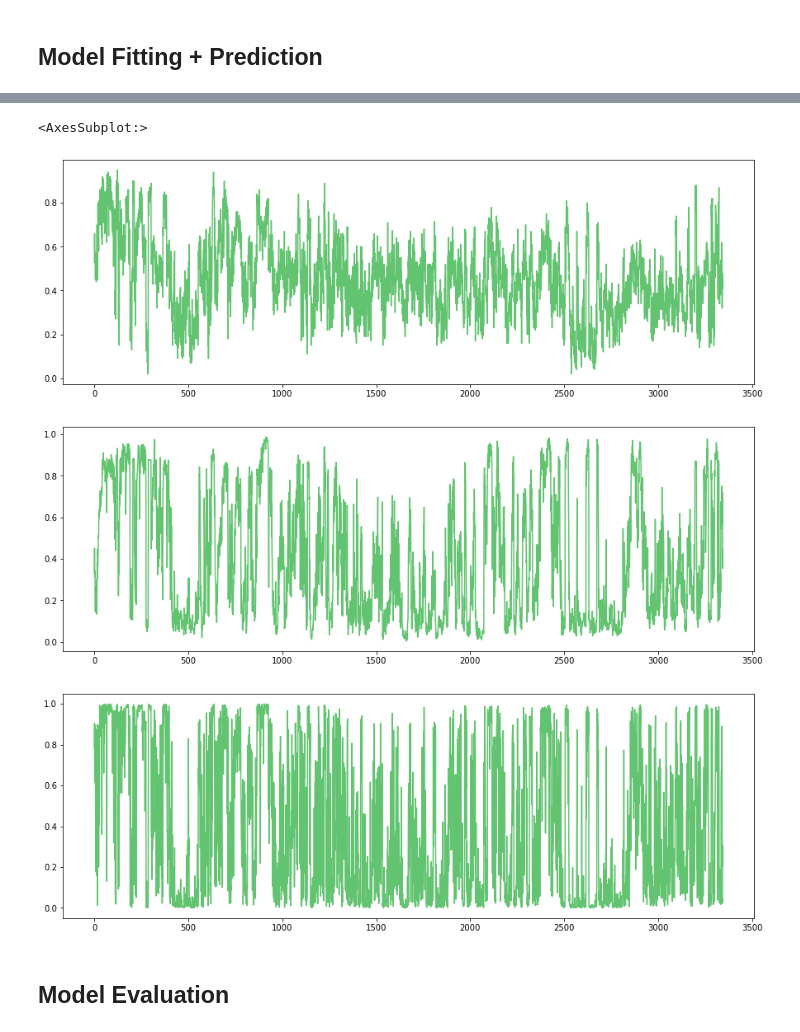
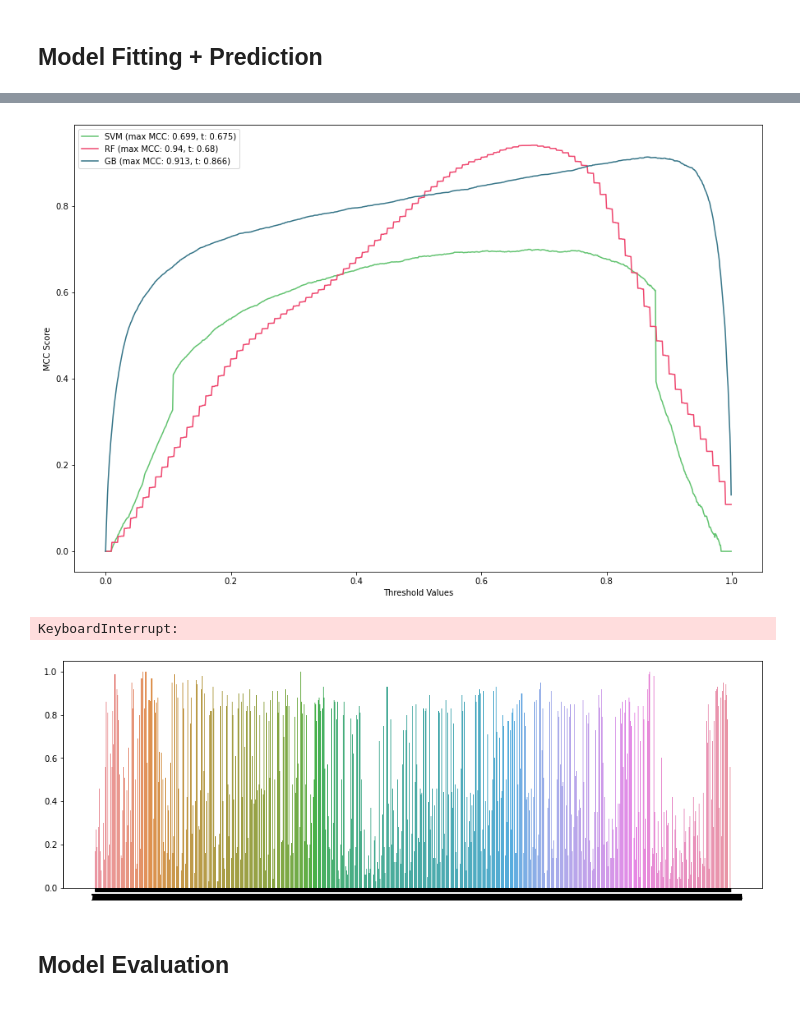
Before and after one commit to JPeck567/EpiPredProject, a Jupyter notebook: EpitopePred.ipynb, the cells around one changed output, grey strips where cells are left out. Saved outputs shown, nothing was run; the diff lists cells and outputs as text; code cells hidden in the pictures.

```diff
--- a/EpitopePred.ipynb
+++ b/EpitopePred.ipynb
@@ -3,6 +3,7 @@
 # %%
 import os
 import pickle
+import random
 
 import pandas as pd
 import numpy as np
@@ -16,13 +17,18 @@ from sklearn.ensemble import RandomForestClassifier, GradientBoostingClassifier
 from sklearn.svm import SVC
 from sklearn import metrics
 from sklearn.pipeline import make_pipeline, Pipeline
+from sklearn.decomposition import PCA
+from sklearn.feature_selection import mutual_info_classif, SelectKBest, SelectFromModel
+from sklearn.base import BaseEstimator
 
 from imblearn.under_sampling import RandomUnderSampler
 from imblearn.pipeline import Pipeline as PipelineImb
 
+from mrmr import mrmr_classif
+
 import xgboost as xgb
 
-sns.set_palette(['#62C370', '#EF476F'])
+sns.set_palette(['#62C370', '#EF476F', '#367588'])
 
 def loadAndSplitData(filePath="datasets/updated/txid10376_dataset.csv"): # txid10376 is EBV
     epi = pd.read_csv(filePath)
@@ -480,2 +496,5 @@ y_test = epiSplit25['Class']
+# %%
+X_train = epiSplit.loc[:, feats.index]
+X_test = epiSplit25.loc[:, feats.index]
 # %% [markdown]
 ## Pipelines + Model Fit/Predict Functions
@@ -583,3 +672,8 @@ def loadModel(fileName):
 y_predSVM = modelPred('svm')()[:, 1]  # returns list of tuples (-1%, 1%). index 1 of tuple is pos %, so get this only
 y_predRF = modelPred('rf')()[:, 1]
 y_predGB = modelPred('gb')()[:, 1]
+# %%
+# Pred on train data
+y_predTrainRF = rfPipeline.predict_proba(X_train)[:, 1]
+y_predTrainSVM = svmPipeline.predict_proba(X_train)[:, 1]
+y_predTrainGB = gbPipeline.predict_proba(X_train)[:, 1]
@@ -586,15 +736,37 @@ y_predGB = modelPred('gb')()[:, 1]
+# %%
+plt.figure(figsize=(15, 10))
+
+def plotDictThresholds(d, l=None):
+    keys = list(d.keys())
+    vals = [float(d[k]) for k in keys]
+    sns.lineplot(x=keys, y=vals, label=l + f' (max MCC: {round(max(vals), 3)}, t: {list(d.keys())[list(d.values()).index(max(vals))]})')
+
+#plt.title('Model peformance against threshold values')
+plt.xlabel('Threshold Values')
+plt.ylabel('MCC Score')
+plotDictThresholds(thresholdTrainSVM, l='SVM')
+plotDictThresholds(thresholdTrainRF, l='RF')
+plotDictThresholds(thresholdTrainGB, l='GB')
+# %% [output]
+[figure, added]
 # %%
 plt.figure(figsize=(15, 5))
-sns.lineplot(data=y_predRF)
+rfPlot = sns.barplot(y=y_predTrainRF, x=np.arange(len(y_predTrainRF)));
+rfPlot.tick_params(bottom=False)
+rfPlot.set(xticklabels=[])
+
 plt.figure(figsize=(15, 5))
-sns.lineplot(data=y_predSVM)
+svmPlot = sns.barplot(y=y_predTrainSVM, x=np.arange(len(y_predTrainSVM)))
+svmPlot.tick_params(bottom=False)
+svmPlot.set(xticklabels=[])
+
 plt.figure(figsize=(15, 5))
-sns.lineplot(data=y_predGB)
+gbPlot = sns.barplot(y=y_predTrainGB, x=np.arange(len(y_predTrainGB)))
+gbPlot.tick_params(bottom=False)
+gbPlot.set(xticklabels=[])
 # %% [output]
-<AxesSubplot:>
+KeyboardInterrupt:
-[figure, old version]
+[figure, new version]
-[figure, removed]
-[figure, removed]
 # %% [markdown]
 ## Model Evaluation
 # %%
```
Also changed, not shown: parts of 39 cells of this notebook.
